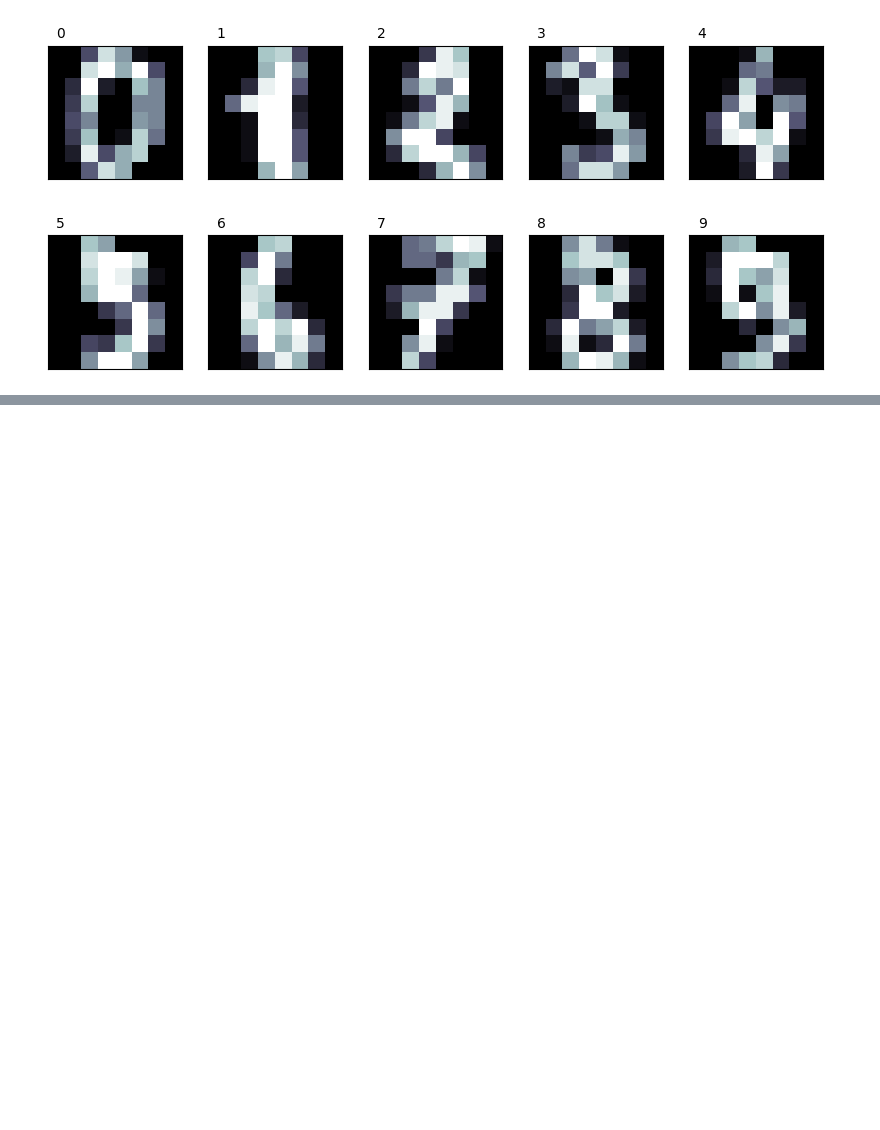
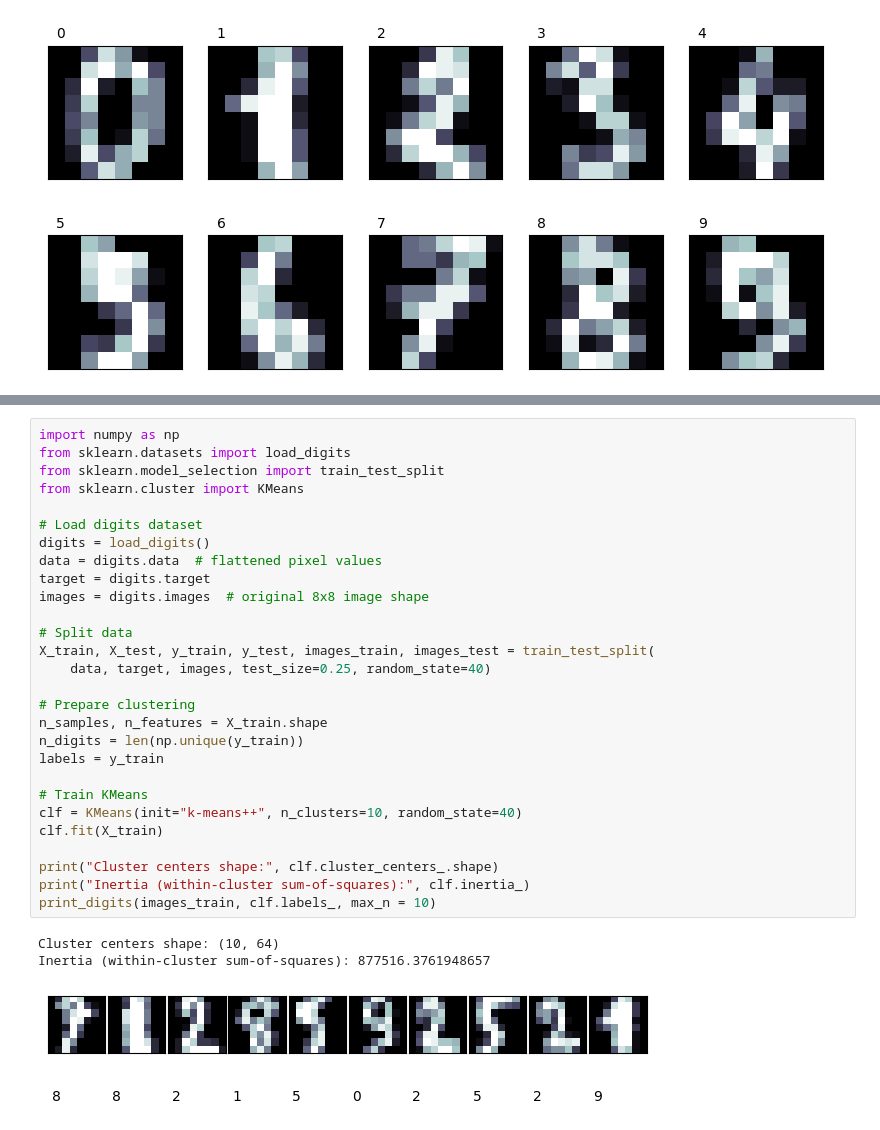
Before and after one commit to PhalHuon/image_recognition, a Jupyter notebook: code/img_recog.ipynb, the cells around one changed output, grey strips where cells are left out. Cells and saved outputs as stored; diff of their text form; blank space fills up the shorter version.

Commit message:
cluster kmeans

```diff
--- a/code/img_recog.ipynb
+++ b/code/img_recog.ipynb
@@ -27,0 +94,32 @@ print_digits(digits.images, digits.target, max_n = 10)
+# %%
+import numpy as np
+from sklearn.datasets import load_digits
+from sklearn.model_selection import train_test_split
+from sklearn.cluster import KMeans
+
+# Load digits dataset
+digits = load_digits()
+data = digits.data  # flattened pixel values
+target = digits.target
+images = digits.images  # original 8x8 image shape
+
+# Split data
+X_train, X_test, y_train, y_test, images_train, images_test = train_test_split(
+    data, target, images, test_size=0.25, random_state=40)
+
+# Prepare clustering
+n_samples, n_features = X_train.shape
+n_digits = len(np.unique(y_train))
+labels = y_train
+
+# Train KMeans
+clf = KMeans(init="k-means++", n_clusters=10, random_state=40)
+clf.fit(X_train)
+
+print("Cluster centers shape:", clf.cluster_centers_.shape)
+print("Inertia (within-cluster sum-of-squares):", clf.inertia_)
+print_digits(images_train, clf.labels_, max_n = 10)
+# %% [output]
+Cluster centers shape: (10, 64)
+Inertia (within-cluster sum-of-squares): 877516.3761948657
+[figure, added]
```
Also changed, not shown: parts of 6 cells of this notebook.
